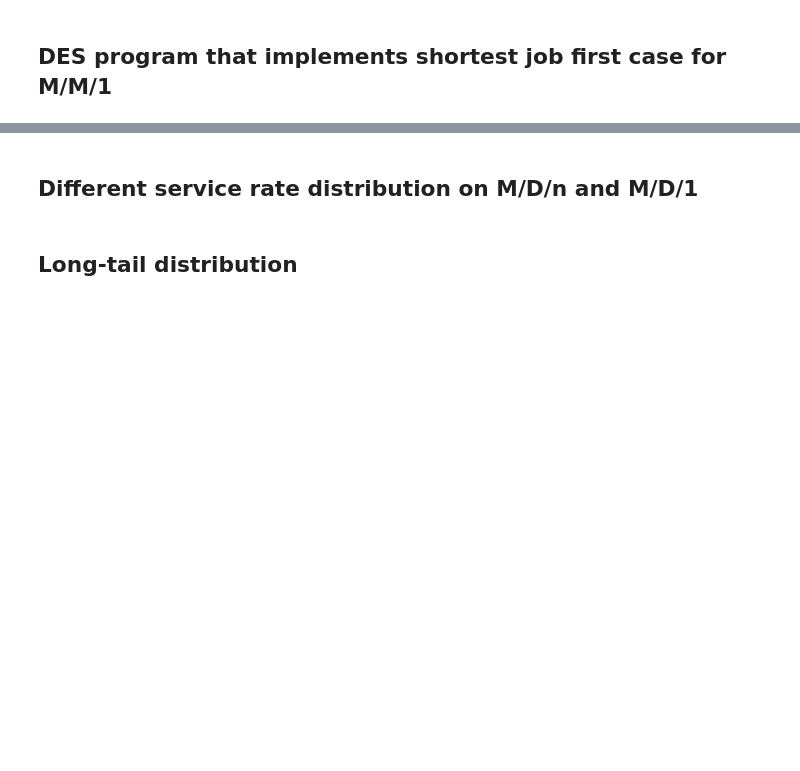
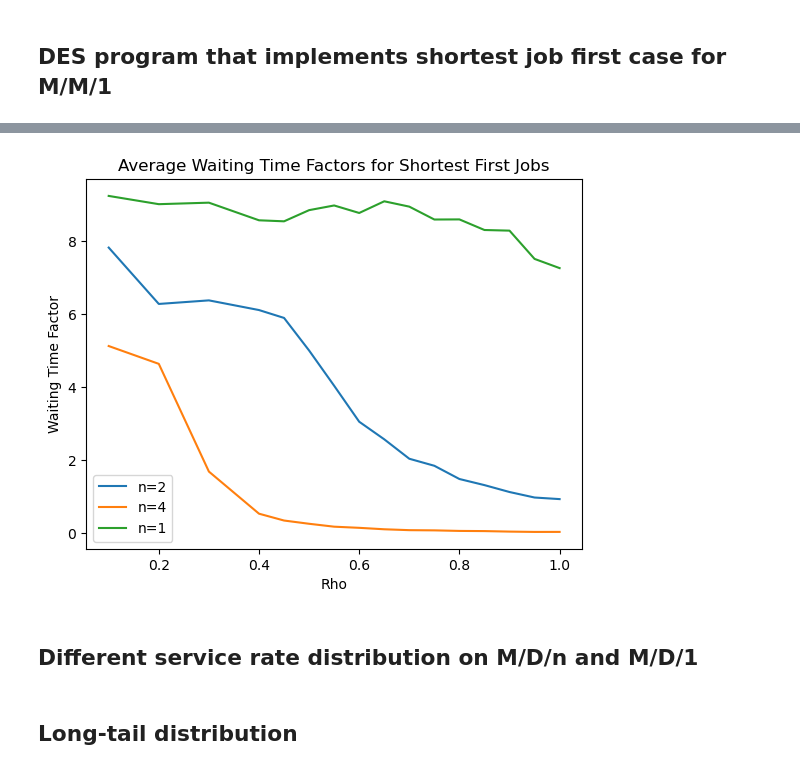
Before and after one commit to gajera-divya/Stochastic_simulations, a Jupyter notebook: SS_Kenia_Divya_Thomas_Assignment2.ipynb, the cells around one changed output, grey strips where cells are left out. Saved outputs shown, nothing was run; the diff lists cells and outputs as text; code cells hidden in the pictures; blank space fills up the shorter version.

```diff
--- a/SS_Kenia_Divya_Thomas_Assignment2.ipynb
+++ b/SS_Kenia_Divya_Thomas_Assignment2.ipynb
@@ -347,2 +369,4 @@ def estimate_waiting_times_SJF(RHO, MU, n):
 
     return mean_queue, mean_sojourn, mean_service
+# %%
+est_mean_SJF_1, est_sojourn_SJF_1, est_service_SJF_1 = estimate_waiting_times_SJF(RHO, MU, 1)
@@ -349,3 +381,14 @@ def estimate_waiting_times_SJF(RHO, MU, n):
+# %%
+plt.plot(RHO, np.array(est_mean_SJF_2), label="n=2")
+plt.plot(RHO, np.array(est_mean_SJF_4), label="n=4")
+plt.plot(RHO, np.array(est_mean_SJF_1), label="n=1")
+plt.legend()
+plt.xlabel("Rho")
+plt.ylabel("Waiting Time Factor")
+plt.title("Average Waiting Time Factors for Shortest First Jobs")
+plt.show()
+# %% [output]
+[figure, added]
 # %% [markdown]
 ## Different service rate distribution on M/D/n and M/D/1
 # %% [markdown]
```
Also changed, not shown: parts of 9 cells of this notebook.
